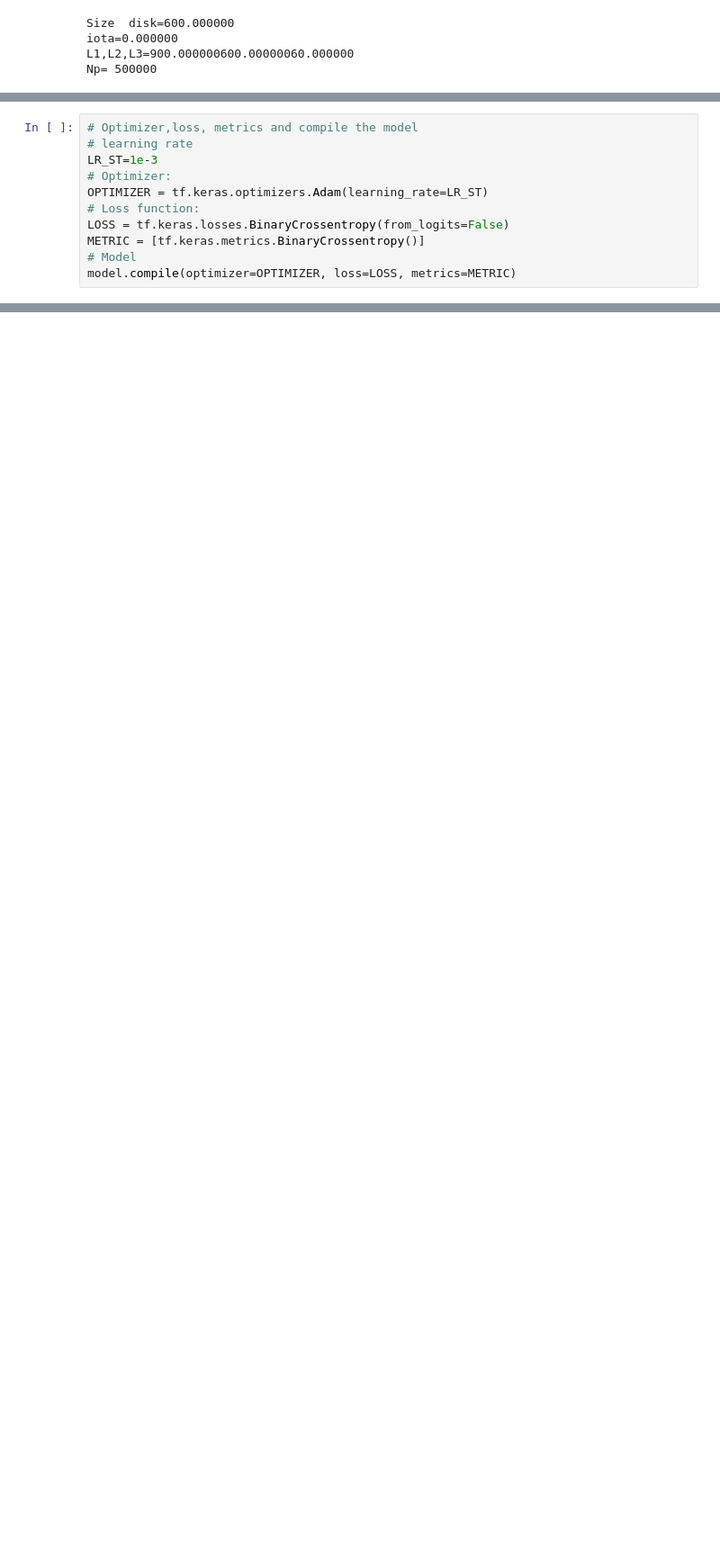
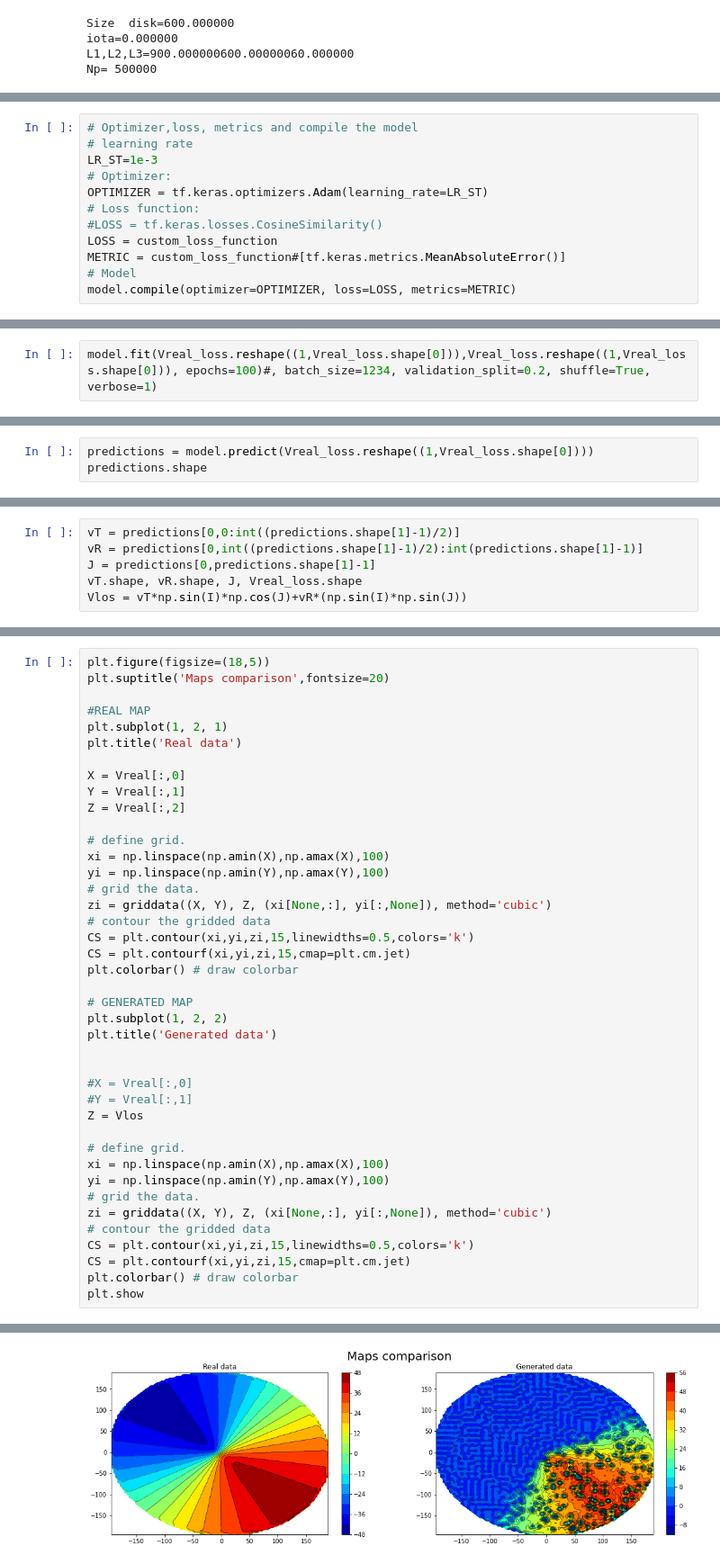
Before and after one commit to MatteoStraccamore/VRM_VRMA, a Jupyter notebook: Best_toymodel.ipynb, the cells around one changed output, grey strips where cells are left out. Shown: that part at 90% size. Cells and saved outputs as stored; diff of their text form; blank space fills up the shorter version.

```diff
--- a/Best_toymodel.ipynb
+++ b/Best_toymodel.ipynb
@@ -190,7 +224,8 @@ LR_ST=1e-3
 # Optimizer:
 OPTIMIZER = tf.keras.optimizers.Adam(learning_rate=LR_ST)
 # Loss function:
-LOSS = tf.keras.losses.BinaryCrossentropy(from_logits=False)
-METRIC = [tf.keras.metrics.BinaryCrossentropy()]
+#LOSS = tf.keras.losses.CosineSimilarity()
+LOSS = custom_loss_function
+METRIC = custom_loss_function#[tf.keras.metrics.MeanAbsoluteError()]
 # Model
 model.compile(optimizer=OPTIMIZER, loss=LOSS, metrics=METRIC)
@@ -202,0 +232,2 @@ Vloss = vT*np.sin(I)*np.cos(J)+vR*(np.sin(I)*np.sin(J))
+# %%
+model.fit(Vreal_loss.reshape((1,Vreal_loss.shape[0])),Vreal_loss.reshape((1,Vreal_loss.shape[0])), epochs=100)#, batch_size=1234, validation_split=0.2, shuffle=True, verbose=1)
@@ -202,0 +253,3 @@ Vloss = vT*np.sin(I)*np.cos(J)+vR*(np.sin(I)*np.sin(J))
+# %%
+predictions = model.predict(Vreal_loss.reshape((1,Vreal_loss.shape[0])))
+predictions.shape
@@ -202,0 +258,6 @@ Vloss = vT*np.sin(I)*np.cos(J)+vR*(np.sin(I)*np.sin(J))
+# %%
+vT = predictions[0,0:int((predictions.shape[1]-1)/2)]
+vR = predictions[0,int((predictions.shape[1]-1)/2):int(predictions.shape[1]-1)]
+J = predictions[0,predictions.shape[1]-1]
+vT.shape, vR.shape, J, Vreal_loss.shape
+Vlos = vT*np.sin(I)*np.cos(J)+vR*(np.sin(I)*np.sin(J))
@@ -202,0 +268,42 @@ Vloss = vT*np.sin(I)*np.cos(J)+vR*(np.sin(I)*np.sin(J))
+# %%
+plt.figure(figsize=(18,5))
+plt.suptitle('Maps comparison',fontsize=20)
+
+#REAL MAP
+plt.subplot(1, 2, 1)
+plt.title('Real data')
+
+X = Vreal[:,0]
+Y = Vreal[:,1]
+Z = Vreal[:,2]
+
+# define grid.
+xi = np.linspace(np.amin(X),np.amax(X),100)
+yi = np.linspace(np.amin(Y),np.amax(Y),100)
+# grid the data.
+zi = griddata((X, Y), Z, (xi[None,:], yi[:,None]), method='cubic')
+# contour the gridded data
+CS = plt.contour(xi,yi,zi,15,linewidths=0.5,colors='k')
+CS = plt.contourf(xi,yi,zi,15,cmap=plt.cm.jet)
+plt.colorbar() # draw colorbar
+
+# GENERATED MAP
+plt.subplot(1, 2, 2)
+plt.title('Generated data')
+
+
+#X = Vreal[:,0]
+#Y = Vreal[:,1]
+Z = Vlos
+
+# define grid.
+xi = np.linspace(np.amin(X),np.amax(X),100)
+yi = np.linspace(np.amin(Y),np.amax(Y),100)
+# grid the data.
+zi = griddata((X, Y), Z, (xi[None,:], yi[:,None]), method='cubic')
+# contour the gridded data
+CS = plt.contour(xi,yi,zi,15,linewidths=0.5,colors='k')
+CS = plt.contourf(xi,yi,zi,15,cmap=plt.cm.jet)
+plt.colorbar() # draw colorbar
+plt.show
+# %% [output]
@@ -202,0 +311 @@ Vloss = vT*np.sin(I)*np.cos(J)+vR*(np.sin(I)*np.sin(J))
+[figure, added]
```
Also changed, not shown: parts of 20 cells of this notebook.
